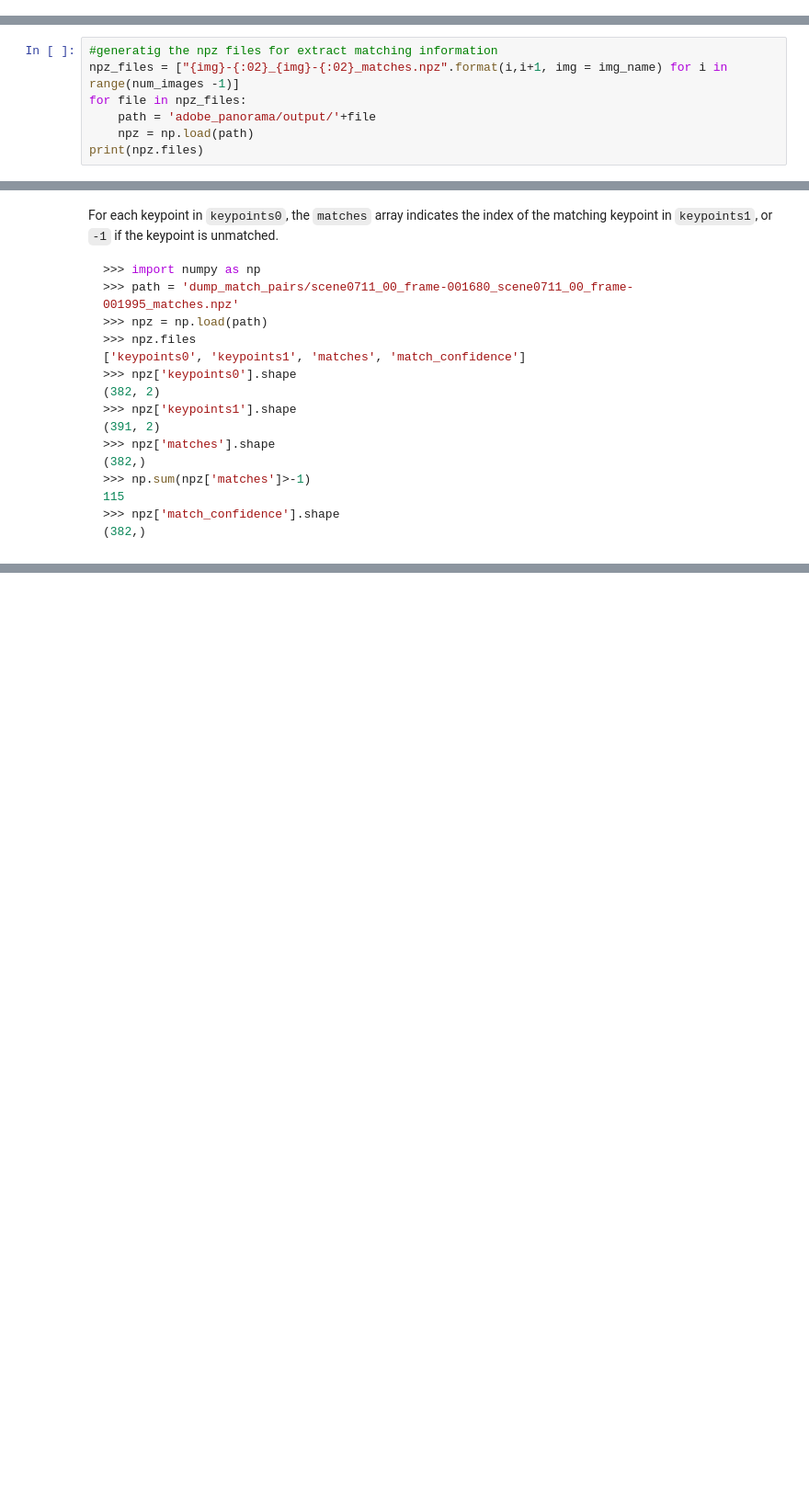
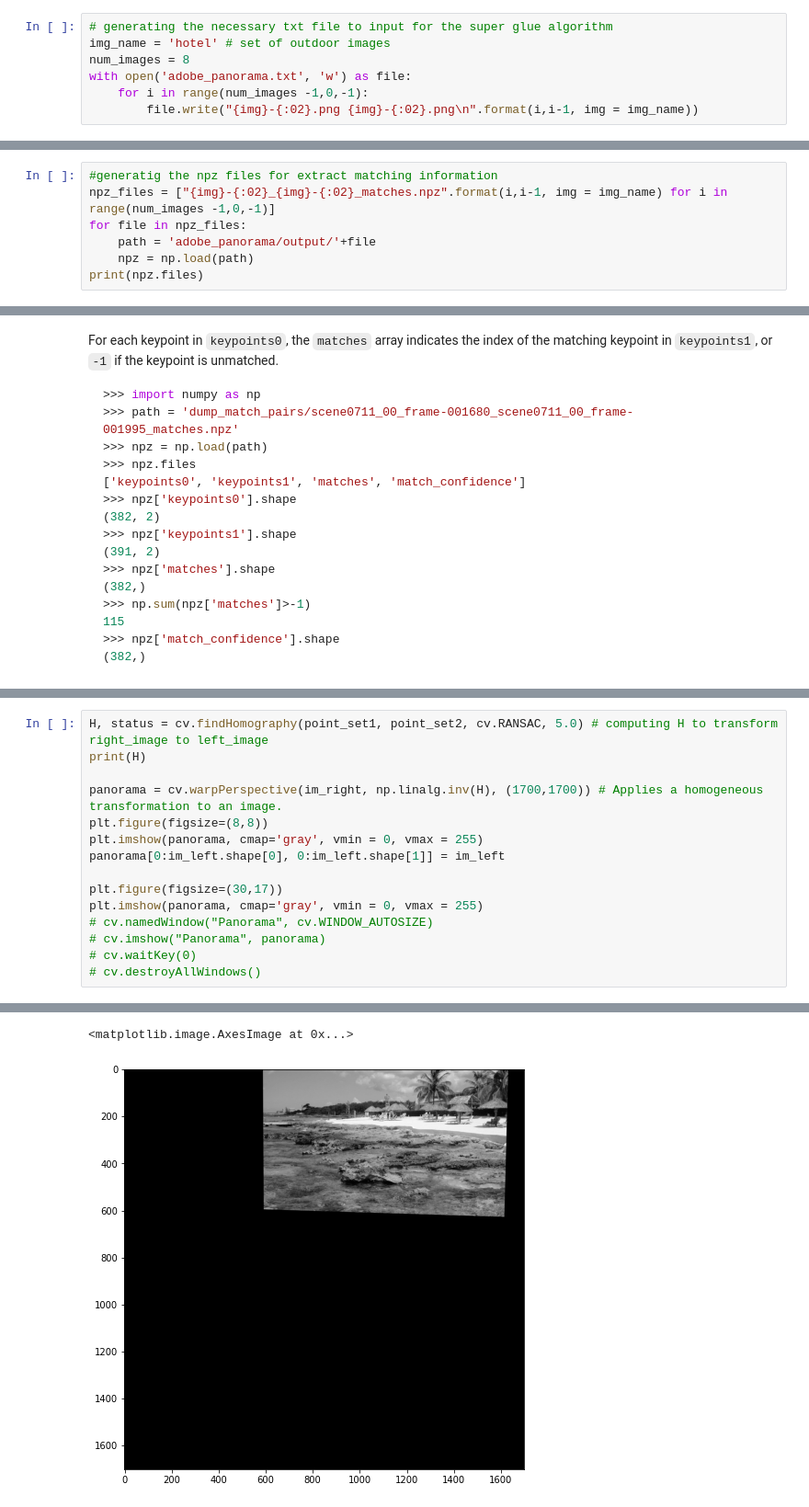
Before and after one commit to itstatev/stitch, a Jupyter notebook: Panorama Stitching.ipynb, the cells around one changed output, grey strips where cells are left out. Shown at 92% size. Cells and saved outputs as stored; diff of their text form; blank space fills up the shorter version.

```diff
--- a/Panorama Stitching.ipynb
+++ b/Panorama Stitching.ipynb
@@ -41,0 +10,7 @@ Will write visualization images to directory "adobe_panorama\output"
+# %%
+# generating the necessary txt file to input for the super glue algorithm
+img_name = 'hotel' # set of outdoor images
+num_images = 8
+with open('adobe_panorama.txt', 'w') as file:
+    for i in range(num_images -1,0,-1):
+        file.write("{img}-{:02}.png {img}-{:02}.png\n".format(i,i-1, img = img_name))
@@ -42,6 +46,6 @@ Will write visualization images to directory "adobe_panorama\output"
 # %%
 #generatig the npz files for extract matching information
-npz_files = ["{img}-{:02}_{img}-{:02}_matches.npz".format(i,i+1, img = img_name) for i in range(num_images -1)]
+npz_files = ["{img}-{:02}_{img}-{:02}_matches.npz".format(i,i-1, img = img_name) for i in range(num_images -1,0,-1)]
 for file in npz_files:
     path = 'adobe_panorama/output/'+file
     npz = np.load(path)
@@ -86,0 +101,16 @@ IndexError: boolean index did not match indexed array along dimension 0; dimensi
+# %%
+H, status = cv.findHomography(point_set1, point_set2, cv.RANSAC, 5.0) # computing H to transform right_image to left_image
+print(H)
+
+panorama = cv.warpPerspective(im_right, np.linalg.inv(H), (1700,1700)) # Applies a homogeneous transformation to an image.
+plt.figure(figsize=(8,8))
+plt.imshow(panorama, cmap='gray', vmin = 0, vmax = 255)
+panorama[0:im_left.shape[0], 0:im_left.shape[1]] = im_left
+
+plt.figure(figsize=(30,17))
+plt.imshow(panorama, cmap='gray', vmin = 0, vmax = 255)
+# cv.namedWindow("Panorama", cv.WINDOW_AUTOSIZE)
+# cv.imshow("Panorama", panorama)
+# cv.waitKey(0)
+# cv.destroyAllWindows()
+# %% [output]
@@ -86,0 +120,2 @@ IndexError: boolean index did not match indexed array along dimension 0; dimensi
+<matplotlib.image.AxesImage at 0x...>
+[figure, added]
```
Also changed, not shown: parts of 18 cells of this notebook, 15 other files.
